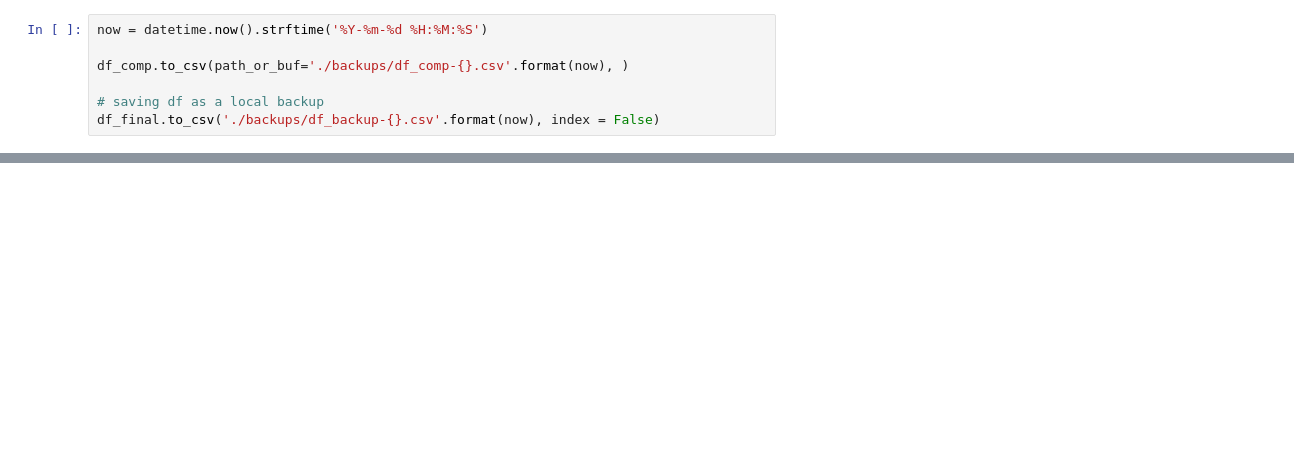
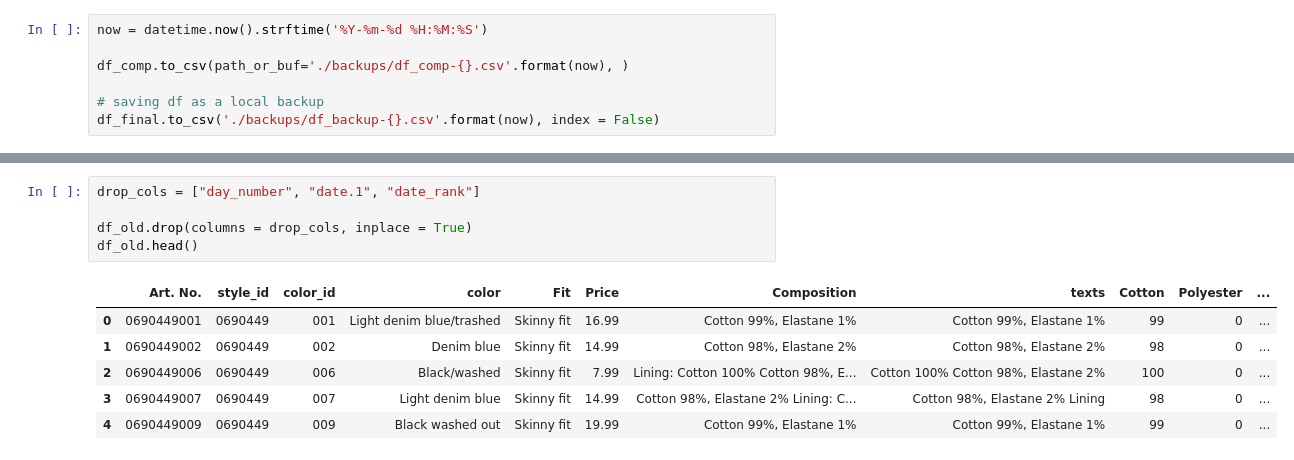
Before and after one commit to humberto-aguiar/Web-Scraping-Jeans, a Jupyter notebook: hm-web-scraping-v01.ipynb, the cells around one changed output, grey strips where cells are left out. Drawn from its saved outputs; the diff is of its cells as text; blank space fills up the shorter version.

```diff
--- a/hm-web-scraping-v01.ipynb
+++ b/hm-web-scraping-v01.ipynb
@@ -609,0 +696,12 @@ df_final.to_csv('./backups/df_backup-{}.csv'.format(now), index = False)
+# %%
+drop_cols = ["day_number", "date.1", "date_rank"]
+
+df_old.drop(columns = drop_cols, inplace = True)
+df_old.head()
+# %% [output]
+|  | Art. No. | style_id | color_id | color | Fit | Price | Composition | texts | Cotton | Polyester | ... |
+| 0 | 0690449001 | 0690449 | 001 | Light denim blue/trashed | Skinny fit | 16.99 | Cotton 99%, Elastane 1% | Cotton 99%, Elastane 1% | 99 | 0 | ... |
+| 1 | 0690449002 | 0690449 | 002 | Denim blue | Skinny fit | 14.99 | Cotton 98%, Elastane 2% | Cotton 98%, Elastane 2% | 98 | 0 | ... |
+| 2 | 0690449006 | 0690449 | 006 | Black/washed | Skinny fit | 7.99 | Lining: Cotton 100% Cotton 98%, E... | Cotton 100% Cotton 98%, Elastane 2% | 100 | 0 | ... |
+| 3 | 0690449007 | 0690449 | 007 | Light denim blue | Skinny fit | 14.99 | Cotton 98%, Elastane 2% Lining: C... | Cotton 98%, Elastane 2% Lining | 98 | 0 | ... |
+| 4 | 0690449009 | 0690449 | 009 | Black washed out | Skinny fit | 19.99 | Cotton 99%, Elastane 1% | Cotton 99%, Elastane 1% | 99 | 0 | ... |
```
Also changed, not shown: parts of 33 cells of this notebook.
